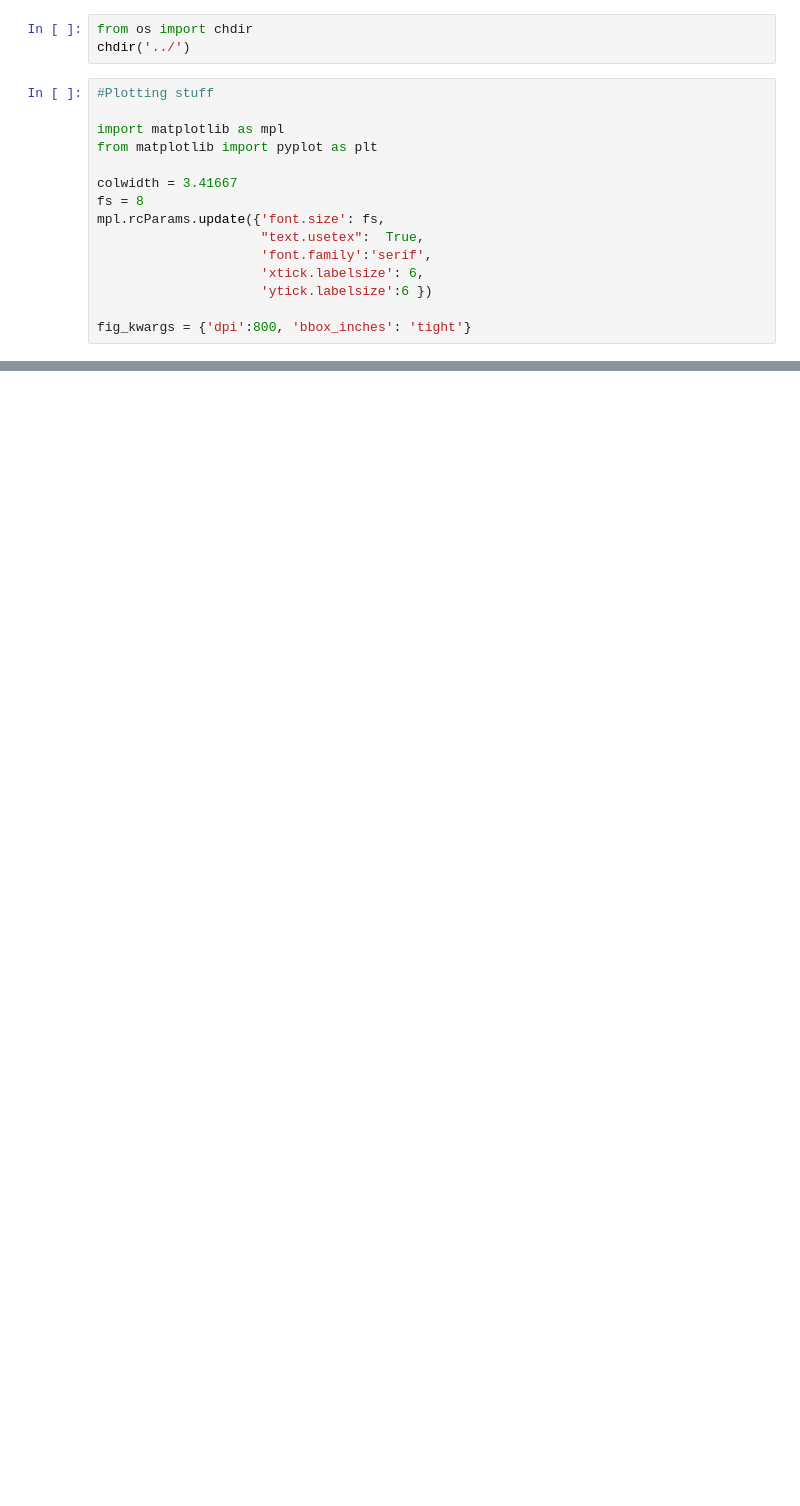
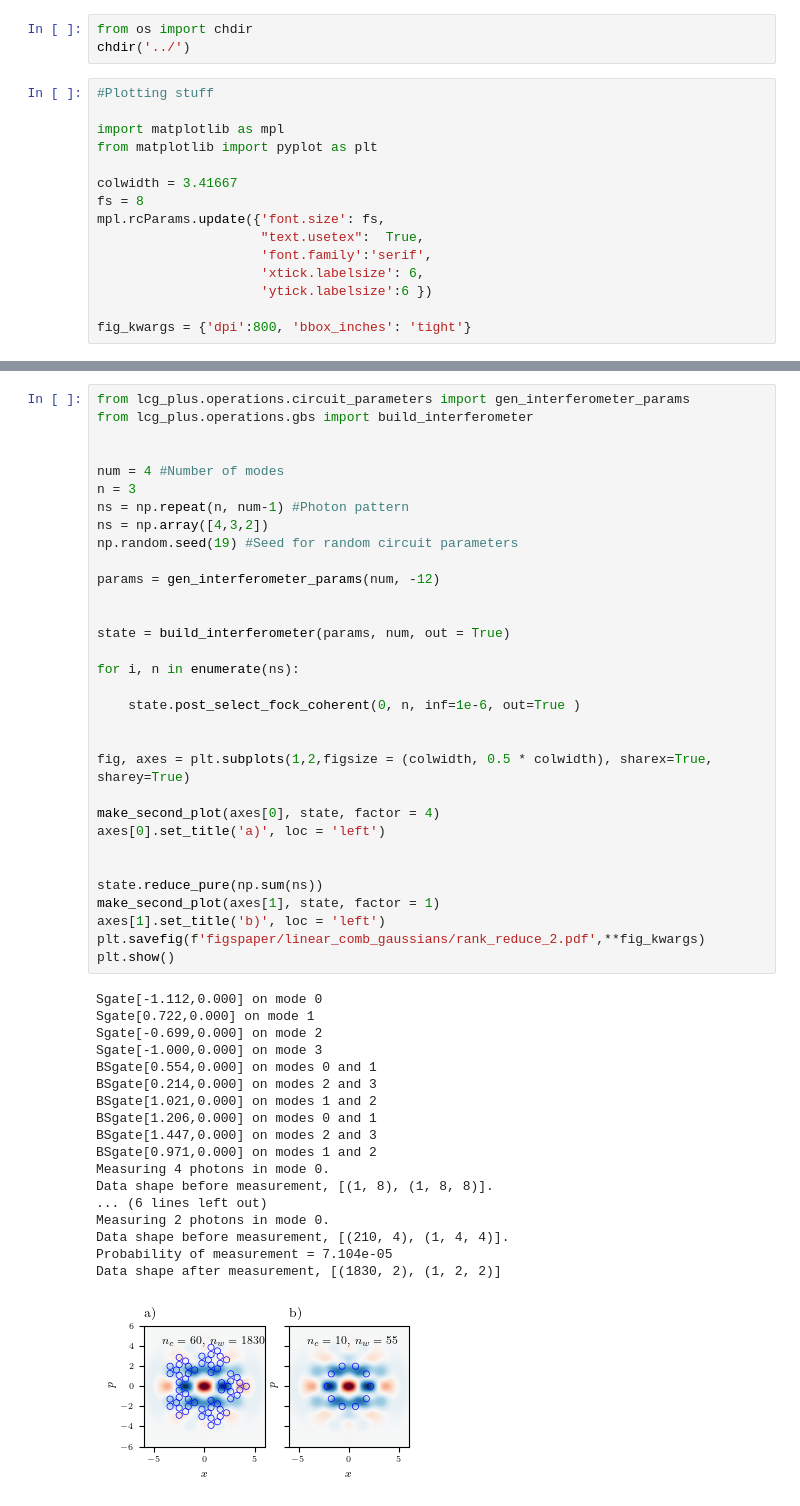
Before and after one commit to qpit/lcg_plus, a Jupyter notebook: demos_final/Fock_coherent_decomp_radius.ipynb, the cells around one changed output, grey strips where cells are left out. Drawn from its saved outputs; the diff is of its cells as text; blank space fills up the shorter version.

```diff
--- a/demos_final/Fock_coherent_decomp_radius.ipynb
+++ b/demos_final/Fock_coherent_decomp_radius.ipynb
@@ -84,0 +107,51 @@ plt.show()
+# %%
+from lcg_plus.operations.circuit_parameters import gen_interferometer_params
+from lcg_plus.operations.gbs import build_interferometer
+
+
+num = 4 #Number of modes
+n = 3
+ns = np.repeat(n, num-1) #Photon pattern
+ns = np.array([4,3,2])
+np.random.seed(19) #Seed for random circuit parameters
+
+params = gen_interferometer_params(num, -12)
+
+
+state = build_interferometer(params, num, out = True)
+
+for i, n in enumerate(ns):
+
+    state.post_select_fock_coherent(0, n, inf=1e-6, out=True )
+
+
+fig, axes = plt.subplots(1,2,figsize = (colwidth, 0.5 * colwidth), sharex=True, sharey=True)
+
+make_second_plot(axes[0], state, factor = 4)
+axes[0].set_title('a)', loc = 'left')
+
+
+state.reduce_pure(np.sum(ns))
+make_second_plot(axes[1], state, factor = 1)
+axes[1].set_title('b)', loc = 'left')
+plt.savefig(f'figspaper/linear_comb_gaussians/rank_reduce_2.pdf',**fig_kwargs)
+plt.show()
+# %% [output]
+Sgate[-1.112,0.000] on mode 0
+Sgate[0.722,0.000] on mode 1
+Sgate[-0.699,0.000] on mode 2
+Sgate[-1.000,0.000] on mode 3
+BSgate[0.554,0.000] on modes 0 and 1
+BSgate[0.214,0.000] on modes 2 and 3
+BSgate[1.021,0.000] on modes 1 and 2
+BSgate[1.206,0.000] on modes 0 and 1
+BSgate[1.447,0.000] on modes 2 and 3
+BSgate[0.971,0.000] on modes 1 and 2
+Measuring 4 photons in mode 0.
+Data shape before measurement, [(1, 8), (1, 8, 8)].
+... (6 lines left out)
+Measuring 2 photons in mode 0.
+Data shape before measurement, [(210, 4), (1, 4, 4)].
+Probability of measurement = 7.104e-05
+Data shape after measurement, [(1830, 2), (1, 2, 2)]
+[figure, added]
```
Also changed, not shown: parts of 4 cells of this notebook, 38 other files.
